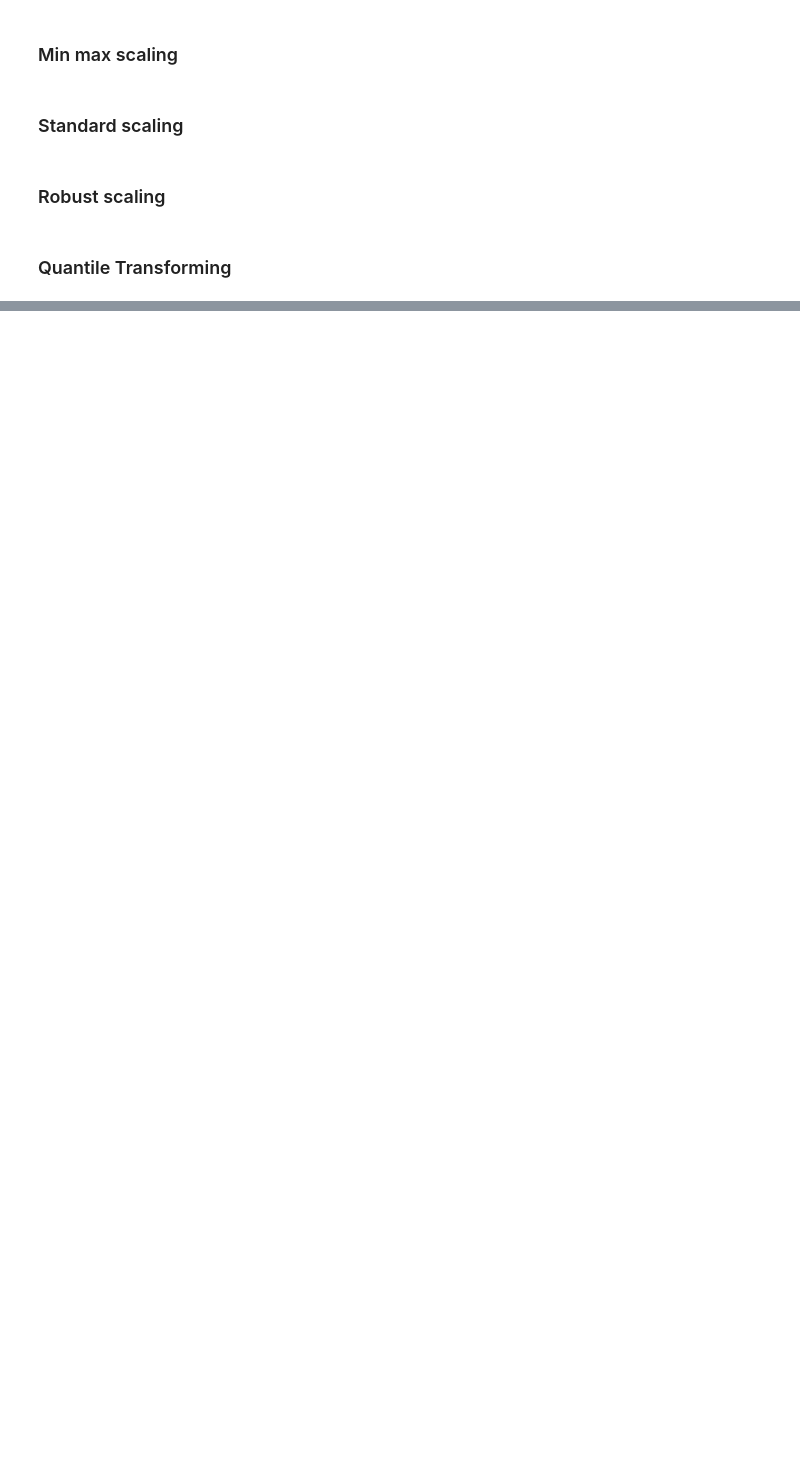
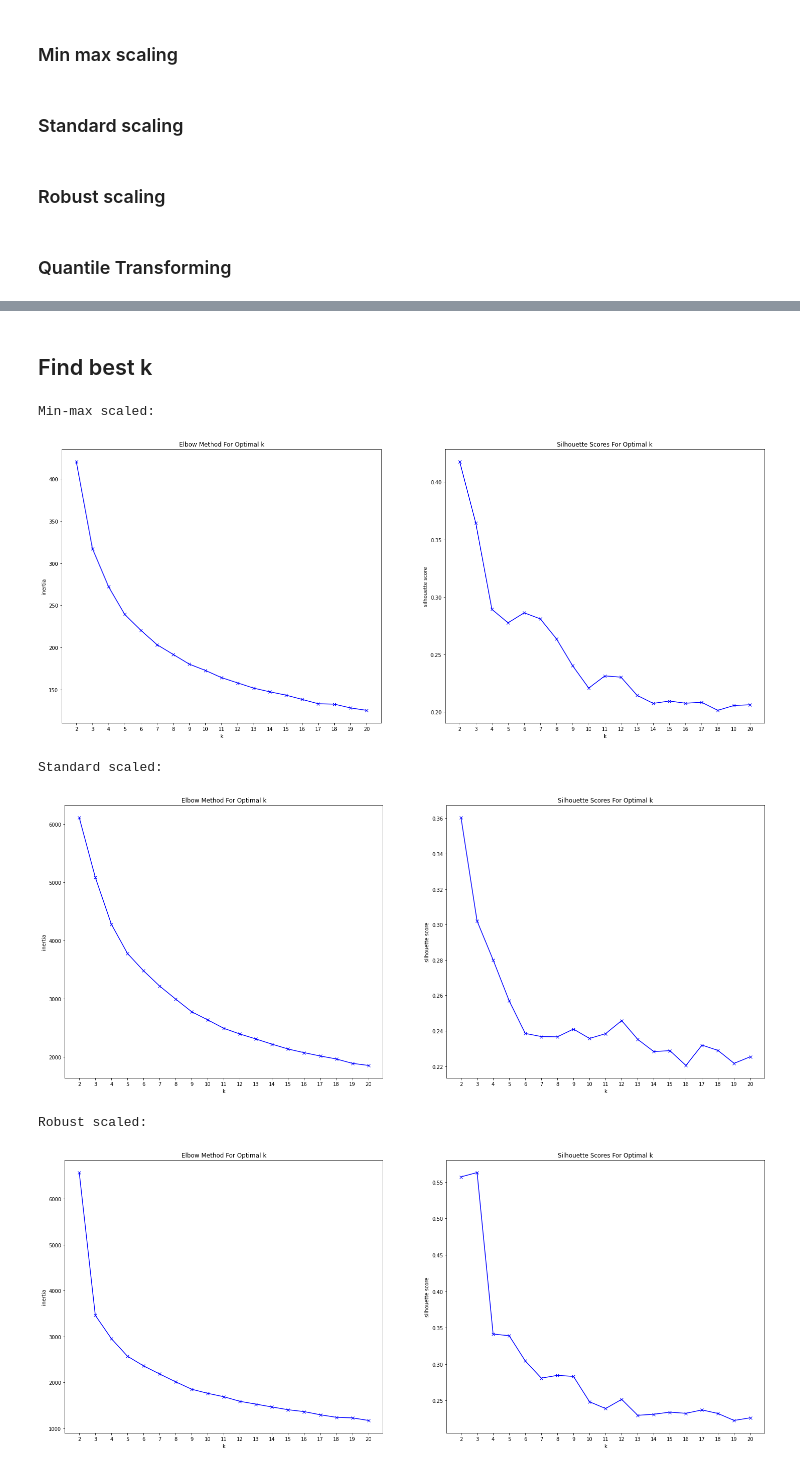
Before and after one commit to tobiasaurer/machine-learning-music, a Jupyter notebook: moosic.ipynb, the cells around one changed output, grey strips where cells are left out. Saved outputs shown, nothing was run; the diff lists cells and outputs as text; code cells hidden in the pictures; blank space fills up the shorter version.

Commit message:
adds elbow method function and more

```diff
--- a/moosic.ipynb
+++ b/moosic.ipynb
@@ -149,0 +151,47 @@ for var in cols:
+# %% [markdown]
+## Find best k
+# %%
+def find_best_k(data, min_n_clusters, max_n_clusters):
+    inertia_values = []
+    silhouette_scores = []
+    n_clusters = range(min_n_clusters, max_n_clusters + 1)
+
+    for n in n_clusters:
+        kmeans = KMeans(n_clusters= n)
+        kmeans.fit(data)
+        inertia_values.append(kmeans.inertia_)
+        silhouette_scores.append(silhouette_score(data, kmeans.labels_))
+
+    plt.subplots(figsize = (25,10))
+
+    plt.subplot(1,2,1)
+    plt.plot(n_clusters, inertia_values, 'bx-')
+    plt.xticks(n_clusters)
+    plt.xlabel('k')
+    plt.ylabel('inertia')
+    plt.title('Elbow Method For Optimal k')
+
+    plt.subplot(1,2,2)
+    plt.plot(n_clusters, silhouette_scores, 'bx-')
+    plt.xticks(n_clusters)
+    plt.xlabel('k')
+    plt.ylabel('silhouette score')
+    plt.title('Silhouette Scores For Optimal k')
+
+    plt.show()
+# %%
+print('Min-max scaled:')
+find_best_k(min_max_scaled, 2, 20)
+
+print('Standard scaled:')
+find_best_k(standard_scaled, 2, 20)
+
+print('Robust scaled:')
+find_best_k(robust_scaled, 2, 20)
+# %% [output]
+Min-max scaled:
+[figure, added]
+Standard scaled:
+[figure, added]
+Robust scaled:
+[figure, added]
```
Also changed, not shown: parts of 21 cells of this notebook.
